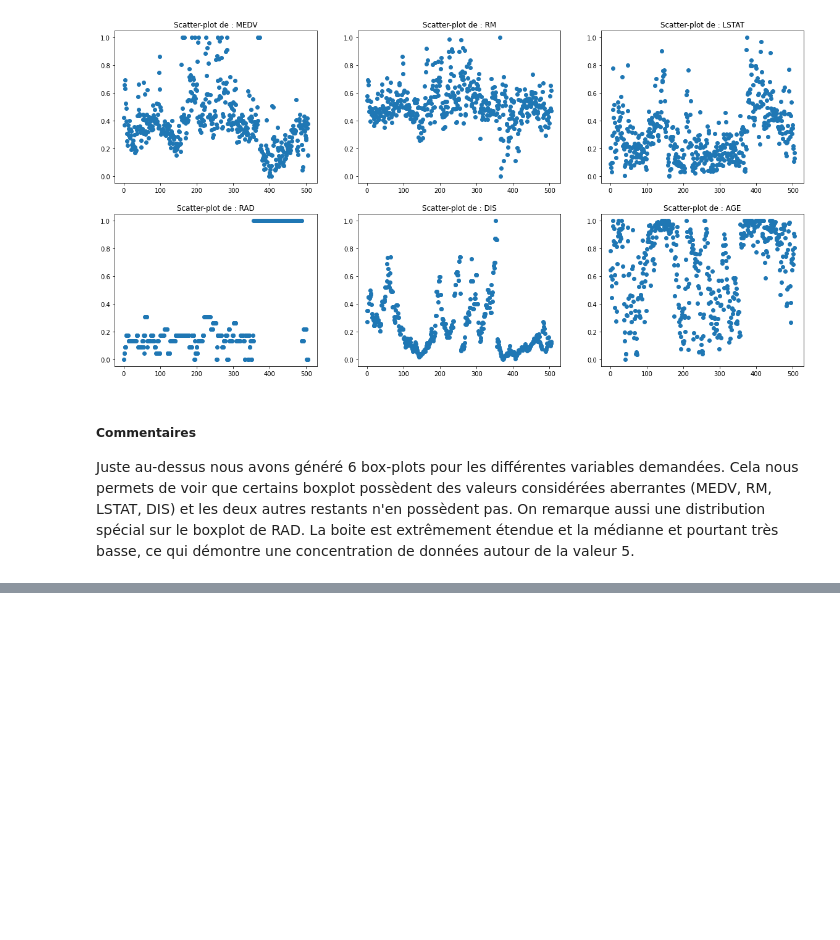
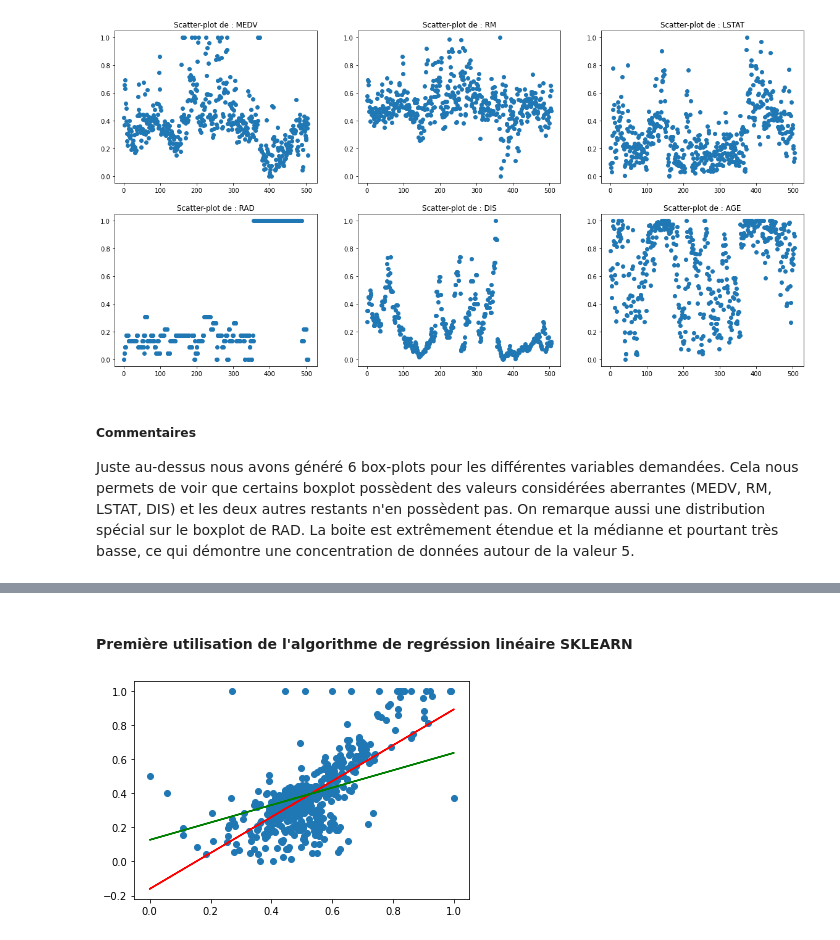
Before and after one commit to FazlijaYlli/FAZLIJA_LEISSING_TP5, a Jupyter notebook: FAZLIJA_LEISSING_TP5.ipynb, the cells around one changed output, grey strips where cells are left out. Drawn from its saved outputs; the diff is of its cells as text; code cells hidden in the pictures; blank space fills up the shorter version.

```diff
--- a/FAZLIJA_LEISSING_TP5.ipynb
+++ b/FAZLIJA_LEISSING_TP5.ipynb
@@ -211,6 +214,9 @@ def train_test_split(dataset, split=0.80):
         idx = random.randrange(len(dataset_copy))
         train.append(dataset_copy.pop(idx))
     return train, dataset_copy
+# %%
+def regression_reshape(attribute):
+    return np.array(boston_df[attribute]).reshape(-1,1)
 # %%
 # Descente du gradient pas-à-pas
 # Fonctions du PPT du cours
@@ -303,0 +272,21 @@ After 9 epochs b = [0.8052278], m = [0.67201597], error = [0.00185876]
+# %% [markdown]
+#### Première utilisation de l'algorithme de regréssion linéaire SKLEARN
+# %%
+# Création d'un objet de type regréssion linéaire de SKLEARN
+regression = LinearRegression()
+
+# Fetch des données importantes pour notre regréssion
+x_attribute = regression_reshape('RM')
+y_attribute = regression_reshape('MEDV')
+
+regression.fit(x_attribute,y_attribute)
+prediction = regression.predict(x_attribute)
+
+plt.scatter(x_attribute,y_attribute)
+# Plot de notre prédiction créée avec la bibliothèque SKLEARN
+plt.plot(x_attribute, prediction, 'red')
+# PLot de notre prédiction créée avec l'algorithme vue en cours, en se basant sur les variable b et m.
+plt.plot(x_attribute, m*x_attribute+b, 'green')
+plt.show()
+# %% [output]
+[figure, added]
```
Also changed, not shown: parts of 33 cells of this notebook.
